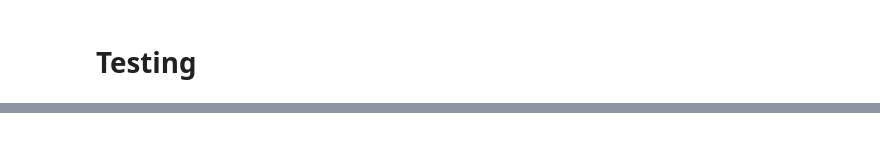
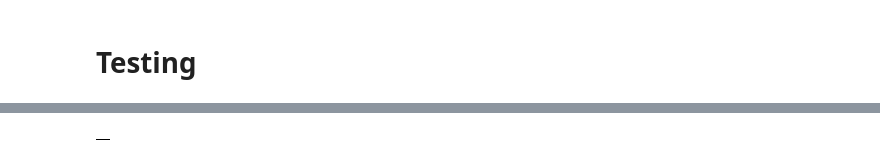
Before and after one commit to tomasz-solis/formula1, a Jupyter notebook: wip.ipynb, the cells around one changed output, grey strips where cells are left out. Saved outputs shown, nothing was run; the diff lists cells and outputs as text; code cells hidden in the pictures.

```diff
--- a/wip.ipynb
+++ b/wip.ipynb
@@ -171,0 +73,4 @@ singapore_pirelli = create_pirelli_tyre_info('Singapore', 7,7,5) #2023
+# %%
+missing_driver_df
+# %% [output]
+|  |
```
Also changed, not shown: parts of 23 cells of this notebook, 4 other files.
